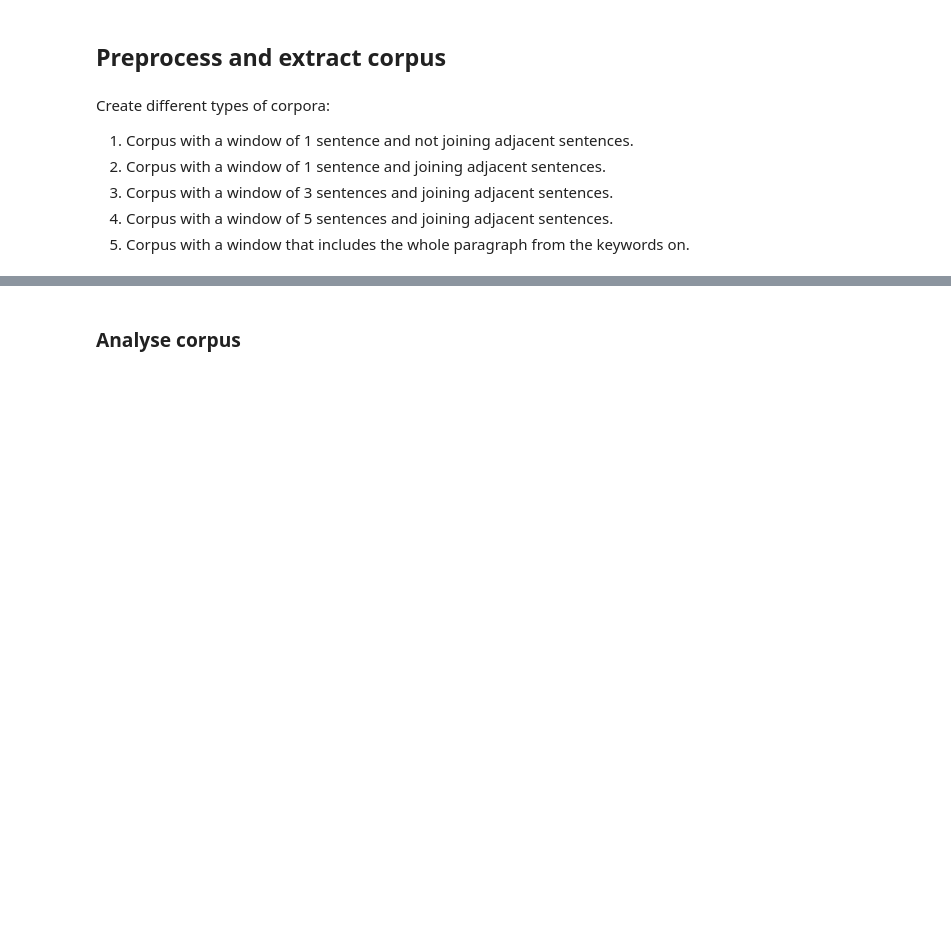
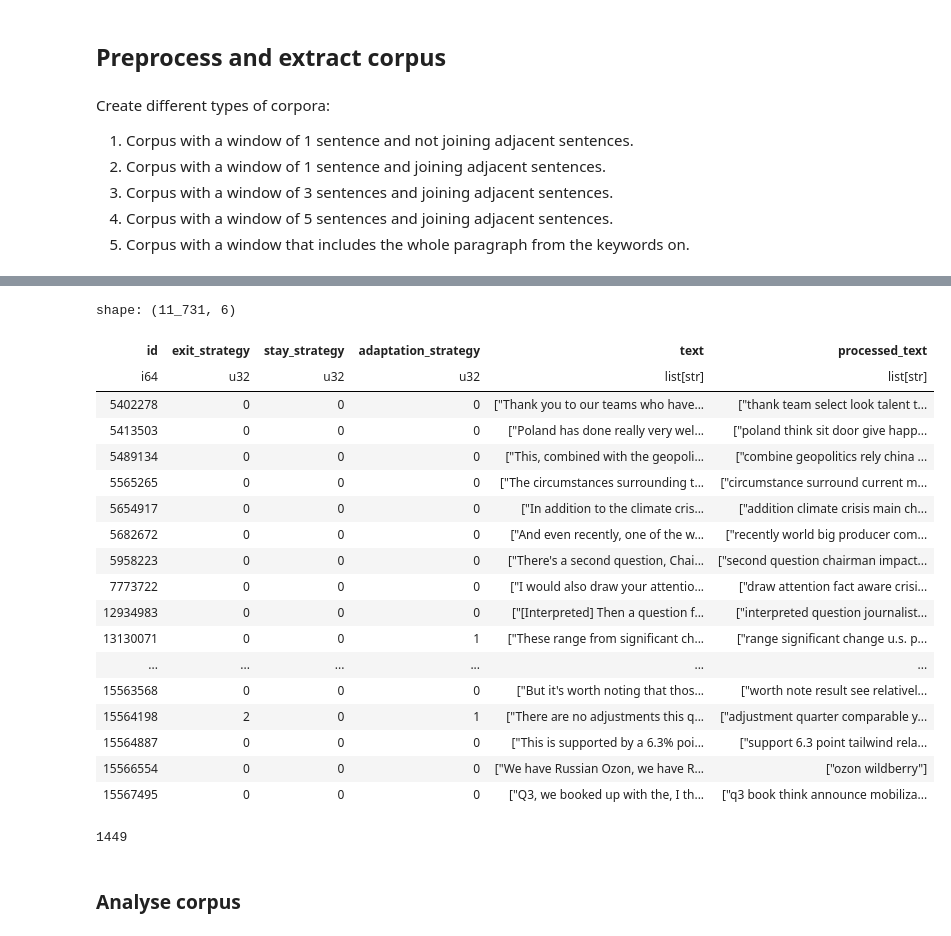
Before and after one commit to falseAzure/infineac, a Jupyter notebook: notebooks/infineac.ipynb, the cells around one changed output, grey strips where cells are left out. Cells and saved outputs as stored; diff of their text form; code cells hidden in the pictures; blank space fills up the shorter version.

```diff
--- a/notebooks/infineac.ipynb
+++ b/notebooks/infineac.ipynb
@@ -311,3 +334,29 @@ corpus_window_whole_join_df = helper.load_data("corpus_window_whole_join_df.lz4"
+# %%
+corpus_window_0_df.groupby('id').agg(pl.col('exit_strategy', 'stay_strategy', 'adaptation_strategy').sum(), pl.col('text', 'processed_text')).sort('id')
+# %% [output]
+shape: (11_731, 6)
+| id | exit_strategy | stay_strategy | adaptation_strategy | text | processed_text |
+| i64 | u32 | u32 | u32 | list[str] | list[str] |
+| 5402278 | 0 | 0 | 0 | ["Thank you to our teams who have... | ["thank team select look talent t... |
+| 5413503 | 0 | 0 | 0 | ["Poland has done really very wel... | ["poland think sit door give happ... |
+| 5489134 | 0 | 0 | 0 | ["This, combined with the geopoli... | ["combine geopolitics rely china ... |
+| 5565265 | 0 | 0 | 0 | ["The circumstances surrounding t... | ["circumstance surround current m... |
+| 5654917 | 0 | 0 | 0 | ["In addition to the climate cris... | ["addition climate crisis main ch... |
+| 5682672 | 0 | 0 | 0 | ["And even recently, one of the w... | ["recently world big producer com... |
+| 5958223 | 0 | 0 | 0 | ["There's a second question, Chai... | ["second question chairman impact... |
+| 7773722 | 0 | 0 | 0 | ["I would also draw your attentio... | ["draw attention fact aware crisi... |
+| 12934983 | 0 | 0 | 0 | ["[Interpreted] Then a question f... | ["interpreted question journalist... |
+| 13130071 | 0 | 0 | 1 | ["These range from significant ch... | ["range significant change u.s. p... |
+| ... | ... | ... | ... | ... | ... |
+| 15563568 | 0 | 0 | 0 | ["But it's worth noting that thos... | ["worth note result see relativel... |
+| 15564198 | 2 | 0 | 1 | ["There are no adjustments this q... | ["adjustment quarter comparable y... |
+| 15564887 | 0 | 0 | 0 | ["This is supported by a 6.3% poi... | ["support 6.3 point tailwind rela... |
+| 15566554 | 0 | 0 | 0 | ["We have Russian Ozon, we have R... | ["ozon wildberry"] |
+| 15567495 | 0 | 0 | 0 | ["Q3, we booked up with the, I th... | ["q3 book think announce mobiliza... |
+# %%
+sum(corpus_window_0_df['exit_strategy'])
+# %% [output]
+1449
 # %% [markdown]
 ### Analyse corpus
 # %%
```
Also changed, not shown: parts of 20 cells of this notebook.
